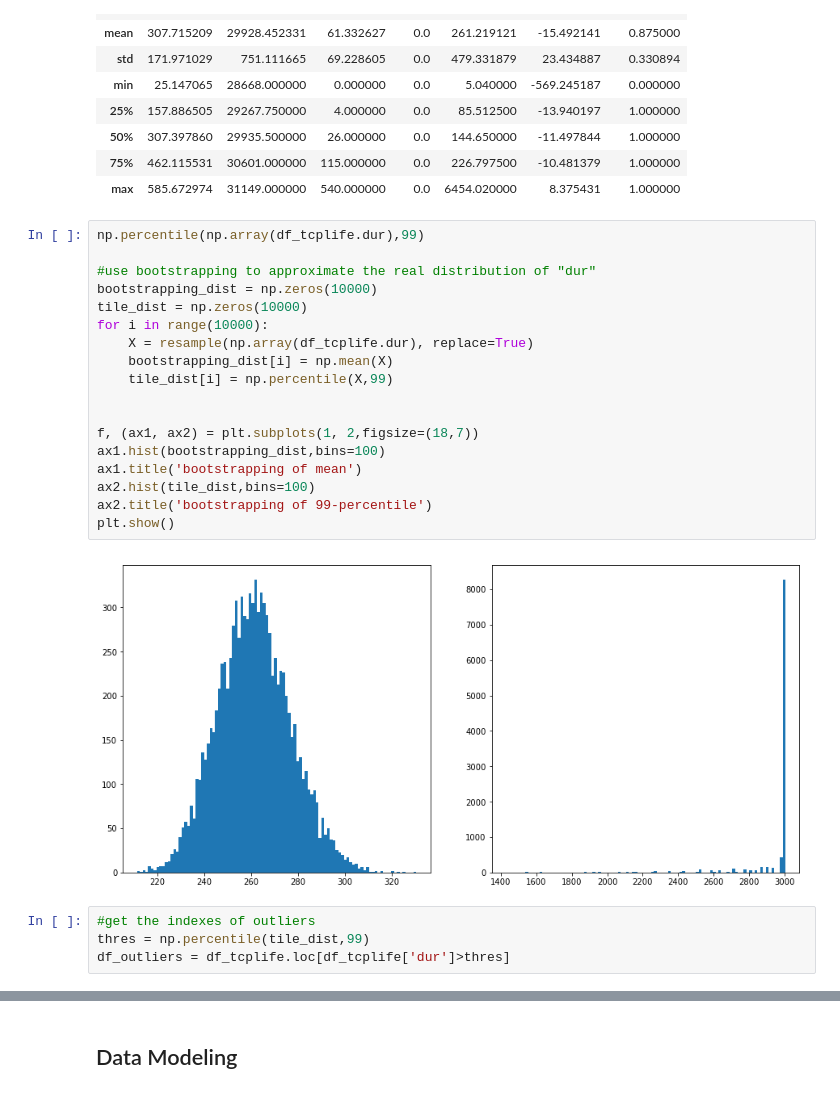
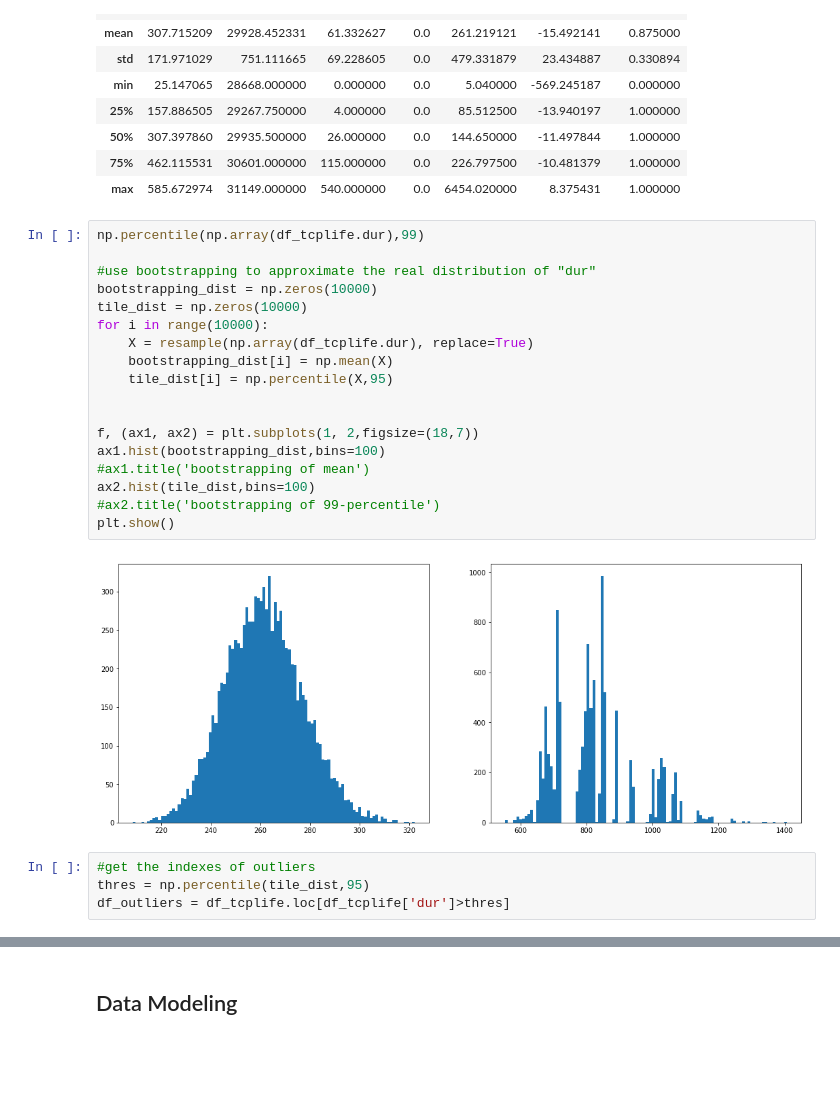
Before and after one commit to alivalehi/challenge1, a Jupyter notebook: preprocessing_v2.ipynb, the cells around one changed output, grey strips where cells are left out. Saved outputs shown, nothing was run; the diff lists cells and outputs as text; blank space fills up the shorter version.

```diff
--- a/preprocessing_v2.ipynb
+++ b/preprocessing_v2.ipynb
@@ -64,24 +64,24 @@ df_tcplife.describe()
 # %%
 np.percentile(np.array(df_tcplife.dur),99)
 
 #use bootstrapping to approximate the real distribution of "dur"
 bootstrapping_dist = np.zeros(10000)
 tile_dist = np.zeros(10000)
 for i in range(10000):
     X = resample(np.array(df_tcplife.dur), replace=True)
     bootstrapping_dist[i] = np.mean(X)
-    tile_dist[i] = np.percentile(X,99)
+    tile_dist[i] = np.percentile(X,95)
 
 
 f, (ax1, ax2) = plt.subplots(1, 2,figsize=(18,7))
 ax1.hist(bootstrapping_dist,bins=100)
-ax1.title('bootstrapping of mean')
+#ax1.title('bootstrapping of mean')
 ax2.hist(tile_dist,bins=100)
-ax2.title('bootstrapping of 99-percentile')
+#ax2.title('bootstrapping of 99-percentile')
 plt.show()
 # %% [output]
-[figure, old version]
+[figure, new version]
 # %%
 #get the indexes of outliers
-thres = np.percentile(tile_dist,99)
+thres = np.percentile(tile_dist,95)
 df_outliers = df_tcplife.loc[df_tcplife['dur']>thres]
```
Also changed, not shown: parts of 5 cells of this notebook.
